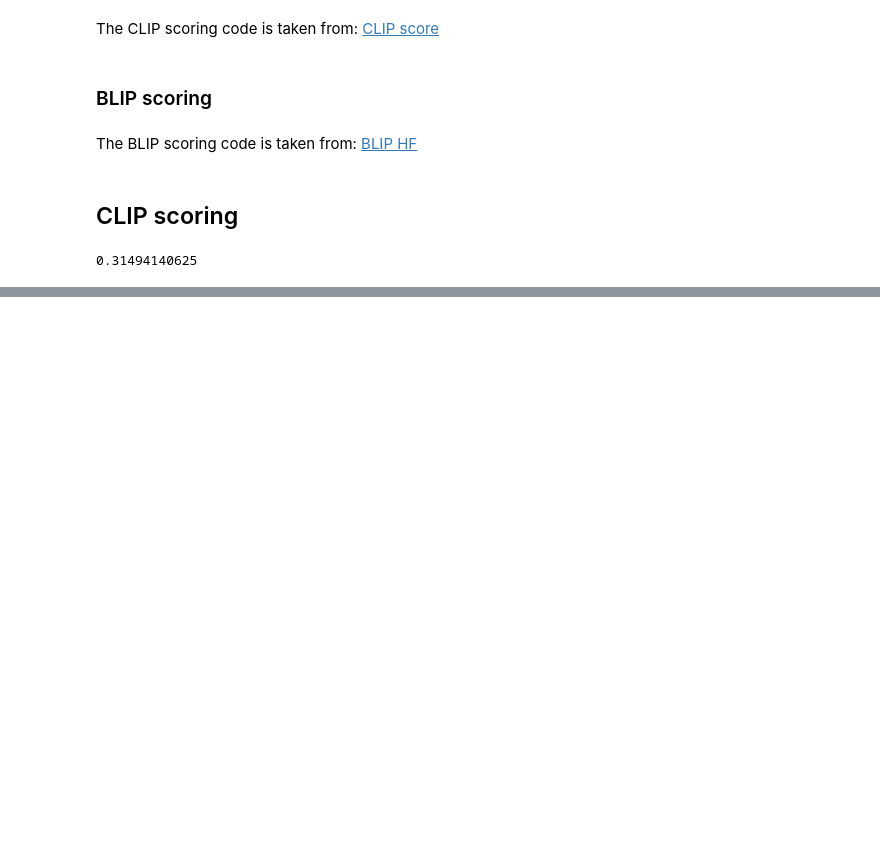
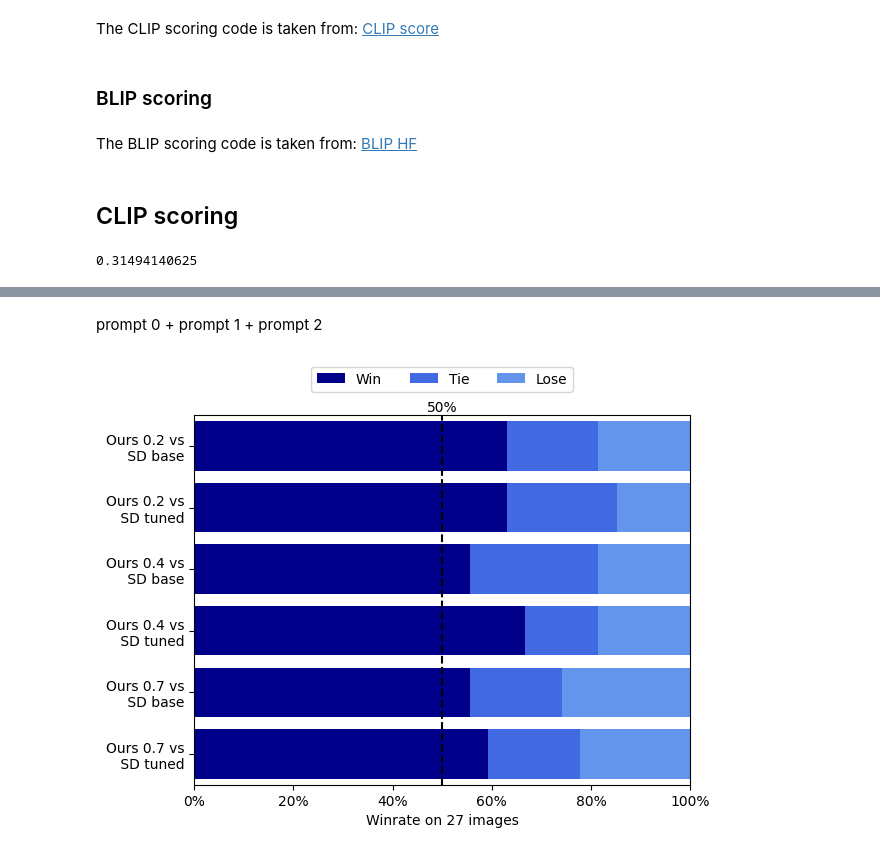
Before and after one commit to safouaneelg/SRT2I, a Jupyter notebook: tutorial/scoring.ipynb, the cells around one changed output, grey strips where cells are left out. Cells and saved outputs as stored; diff of their text form; code cells hidden in the pictures; blank space fills up the shorter version.

```diff
--- a/tutorial/scoring.ipynb
+++ b/tutorial/scoring.ipynb
@@ -82,0 +447,58 @@ tensor(-1.0700, grad_fn=<SelectBackward0>)
+# %% [markdown]
+prompt 0 + prompt 1 + prompt 2
+# %%
+# PROMPT 2
+# WINS02b 4, LOSE 02b 5
+# WINS04b 5, LOSE 04b 4
+# WINS07b 3, LOSE 07b 6
+# WINS02k 4, LOSE 02k 5
+# WINS04k 4, LOSE 04k 5
+# WINS07k 3, LOSE 07k 6
+
+# data
+WINS02b, TIE02b, LOSE02b = 16, 5, 6
+WINS02k, TIE02k, LOSE02k = 15, 5, 7
+WINS04b, TIE04b, LOSE04b = 18, 4, 6
+WINS04k, TIE04k, LOSE04k = 15, 7, 5
+WINS07b, TIE07b, LOSE07b = 17, 6, 4
+WINS07k, TIE07k, LOSE07k = 17, 5, 5
+
+wins = [WINS02b, WINS02k, WINS04b, WINS04k, WINS07b, WINS07k]
+ties = [TIE02b, TIE02k, TIE04b, TIE04k, TIE07b, TIE07k]
+loses = [LOSE02b, LOSE02k, LOSE04b, LOSE04k, LOSE07b, LOSE07k]
+
+# percentages
+total_matches = 27
+percent_wins27 = [w / total_matches * 100 for w in wins]
+percent_ties27 = [t / total_matches * 100 for t in ties]
+percent_loses27 = [l / total_matches * 100 for l in loses]
+
+versuses = ['Ours 0.2 vs\n SD base', 'Ours 0.2 vs\n SD tuned', 'Ours 0.4 vs\n SD base', 'Ours 0.4 vs\n SD tuned', 'Ours 0.7 vs\n SD base', 'Ours 0.7 vs\n SD tuned']
+versuses = versuses[::-1]
+
+num_elements = len(wins)
+bar_width = 0.3
+x = np.arange(num_elements)
+
+# horizontal bar plots
+plt.barh(x, percent_wins27, label = "Win", color='darkblue')
+plt.barh(x, percent_ties27, label = "Tie", color='royalblue', left=percent_wins27)
+plt.barh(x, percent_loses27, label = "Lose", color='cornflowerblue', left=np.add(percent_wins27, percent_ties27))
+
+
+# plt.title('Match Outcomes')
+plt.xlabel('Winrate on 27 images')
+
+plt.ylim(-0.5, num_elements - 0.5)
+plt.yticks(x, versuses)
+
+plt.xlim(0, 100)
+plt.xticks(np.linspace(0, 100, 6), ['0%', '20%', '40%', '60%', '80%', '100%'])
+plt.axvline(x=50, color='black', linestyle='--')
+plt.text(50, num_elements - 0.5, '50%', ha='center', va='bottom')
+
+plt.legend(loc='upper center', bbox_to_anchor=(0.5, 1.15), ncol=3)
+
+plt.show()
+# %% [output]
+[figure, added]
```
Also changed, not shown: parts of 40 cells of this notebook, 1 other file.
